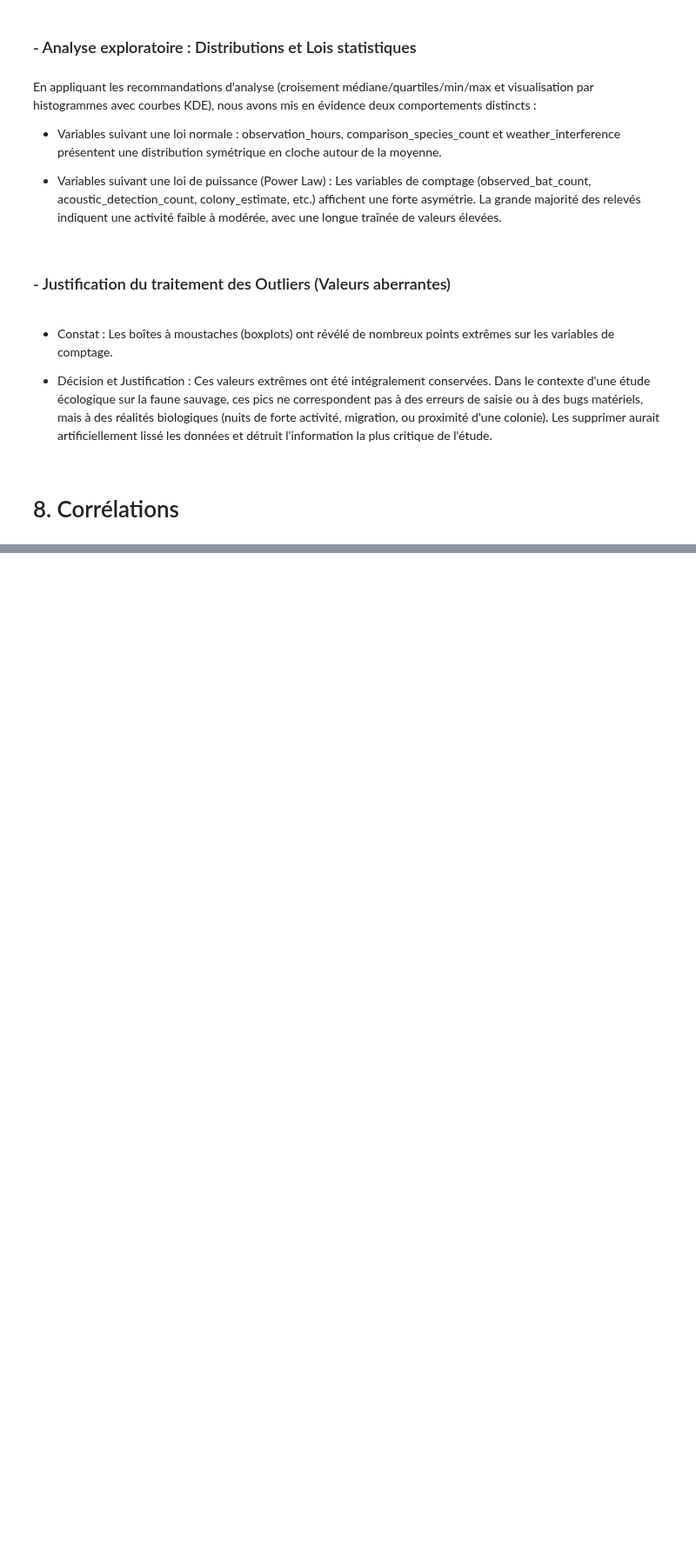
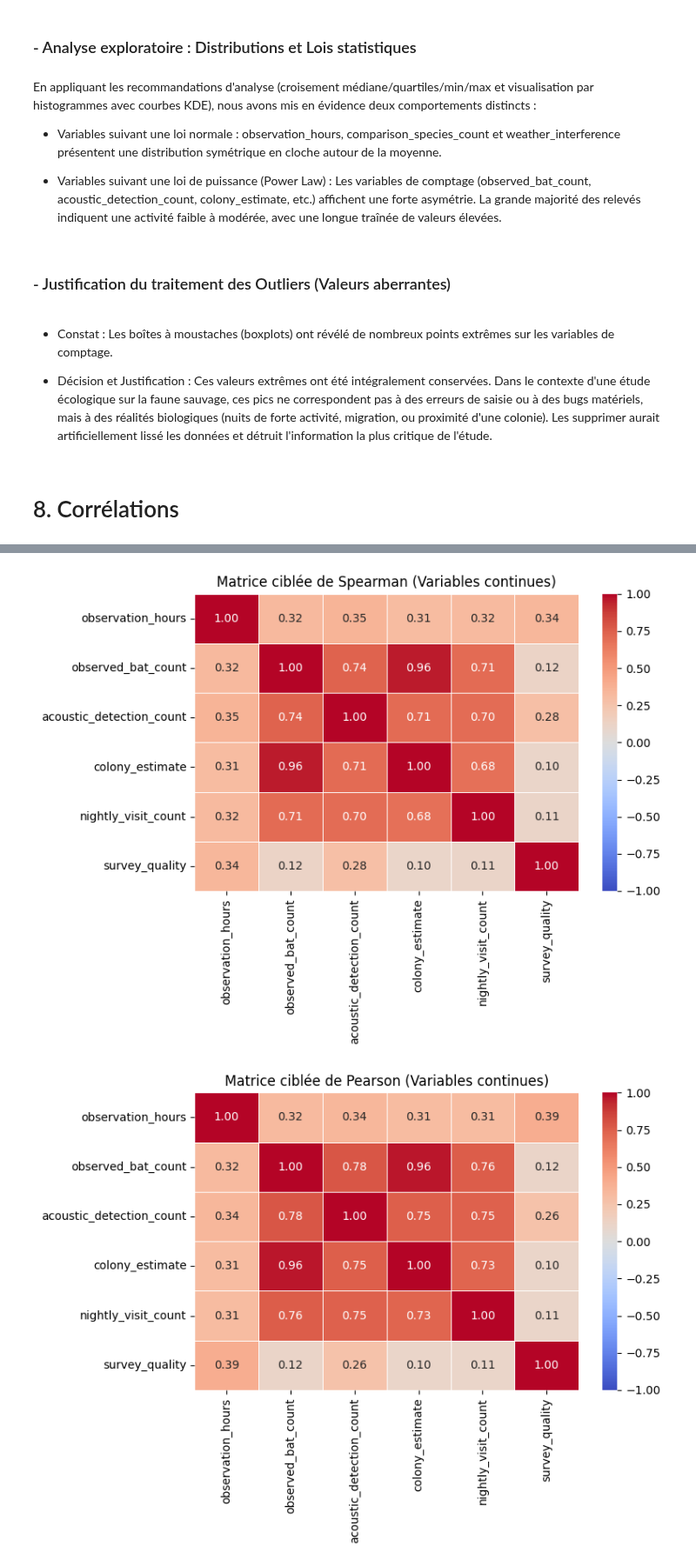
Before and after one commit to HananeDjouadi/G05-DataMining-2627, a Jupyter notebook: data/ecology/bat_surveys.ipynb, the cells around one changed output, grey strips where cells are left out. Shown at 87% size. Saved outputs shown, nothing was run; the diff lists cells and outputs as text; code cells hidden in the pictures; blank space fills up the shorter version.

Commit message:
EDA de bat_surveys.csv = fait , reste le rapport de bat_surveys.ipynb

```diff
--- a/data/ecology/bat_surveys.ipynb
+++ b/data/ecology/bat_surveys.ipynb
@@ -665,0 +681,35 @@ plt.show()
+# %%
+# 1. On sélectionne uniquement les variables continues de comptage et mesures écologiques
+vars_continues = [
+    'observation_hours',
+    'observed_bat_count',
+    'acoustic_detection_count',
+    'colony_estimate',
+    'nightly_visit_count',
+    'survey_quality'
+]
+
+# On filtre pour s'assurer que les colonnes existent bien dans ton DataFrame
+vars_continues_presentes = [col for col in vars_continues if col in df.columns]
+df_cont = df[vars_continues_presentes]
+
+# 2. Calcul des matrices ciblées (uniquement sur ces variables)
+matrice_spearman_ciblee = df_cont.corr(method='spearman')
+matrice_pearson_ciblee = df_cont.corr(method='pearson')
+# %%
+# 3. Affichage de la matrice ciblée de Spearman
+plt.figure(figsize=(8, 6))
+sns.heatmap(matrice_spearman_ciblee, annot=True, cmap='coolwarm', vmin=-1, vmax=1, fmt=".2f", linewidths=0.5)
+plt.title("Matrice ciblée de Spearman (Variables continues)")
+plt.tight_layout()
+plt.show()
+
+# 4. Affichage de la matrice ciblée de Pearson
+plt.figure(figsize=(8, 6))
+sns.heatmap(matrice_pearson_ciblee, annot=True, cmap='coolwarm', vmin=-1, vmax=1, fmt=".2f", linewidths=0.5)
+plt.title("Matrice ciblée de Pearson (Variables continues)")
+plt.tight_layout()
+plt.show()
+# %% [output]
+[figure, added]
+[figure, added]
```
Also changed, not shown: parts of 10 cells of this notebook.
